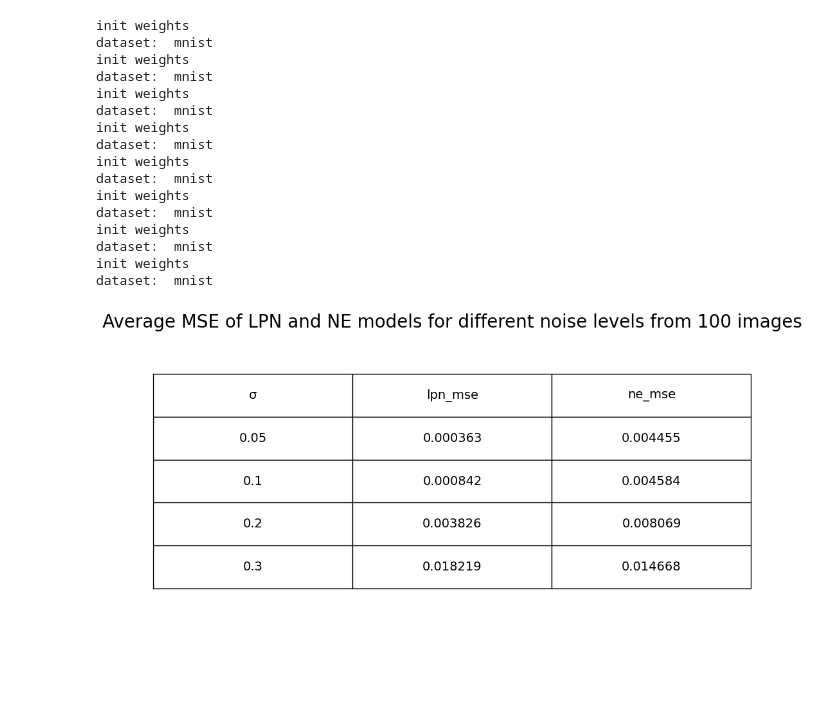
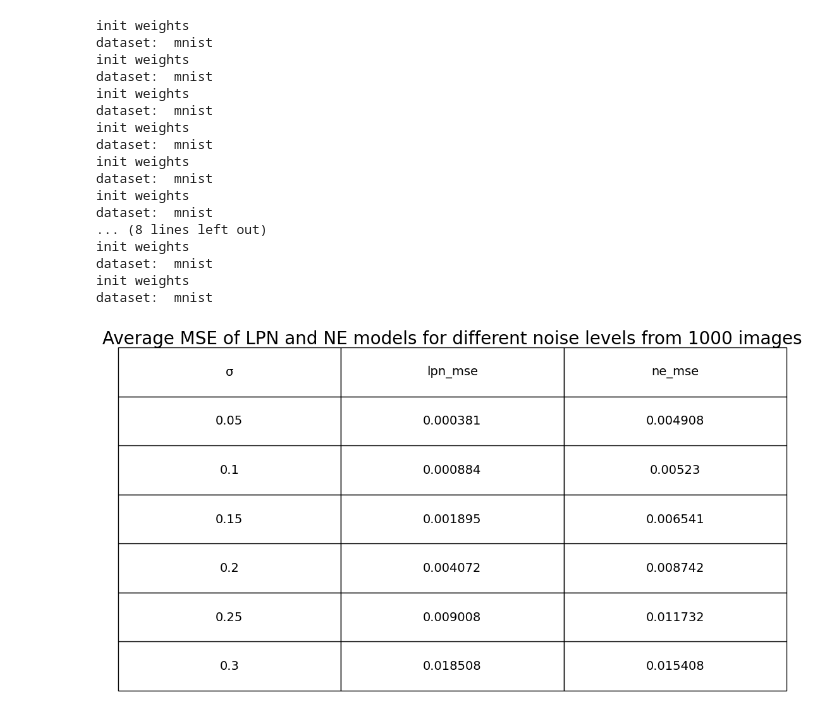
Before and after one commit to OriSavir/learned-proximal-networks, a Jupyter notebook: lpn/average_denoise_test.ipynb, the cells around one changed output. Cells and saved outputs as stored; diff of their text form; code cells hidden in the pictures; blank space fills up the shorter version.

```diff
--- a/lpn/average_denoise_test.ipynb
+++ b/lpn/average_denoise_test.ipynb
@@ -92,7 +92,11 @@ def run_test(sigma_levels: list[float], img_count: int, model_config_paths, mode
     ax.title.set_fontsize(20)
     #lower the title closer to table
     ax.title.set_position([0.5, 1.1])
-    plt.show()
+    #plt.show()
+    #save the table as a png
+    #make sure the figure saved is not cut off
+    plt.tight_layout()
+    plt.savefig(result_path + "/result_table.png", bbox_inches='tight')
 # %%
 ne_model_config_path = "../exps/mnist/configs/mnist/model_ne.json"
 ne_model_weight_path = "../exps/mnist/experiments/ne_mnist/model.pt"
@@ -103,24 +107,25 @@ dataset_config_path = "../exps/mnist/configs/mnist/test_dataset.json"
 config_paths = {"lpn": lpn_model_config_path, "ne": ne_model_config_path}
 weight_paths = {"lpn": lpn_model_weight_path, "ne": ne_model_weight_path}
 # %%
-sigma_levels = [0.05, 0.1, 0.2, 0.3]
+sigma_levels = [0.05, 0.1, 0.15, 0.2, 0.25, 0.3]
 
-run_test(sigma_levels, 100, config_paths, weight_paths, dataset_config_path, result_folder)
+run_test(sigma_levels, 1000, config_paths, weight_paths, dataset_config_path, result_folder)
 # %% [output]
 init weights
 dataset:  mnist
 init weights
 dataset:  mnist
 init weights
 dataset:  mnist
 init weights
 dataset:  mnist
 init weights
 dataset:  mnist
 init weights
 dataset:  mnist
+... (8 lines left out)
 init weights
 dataset:  mnist
 init weights
 dataset:  mnist
-[figure, old version]
+[figure, new version]
```
Also changed, not shown: 14 other files.
